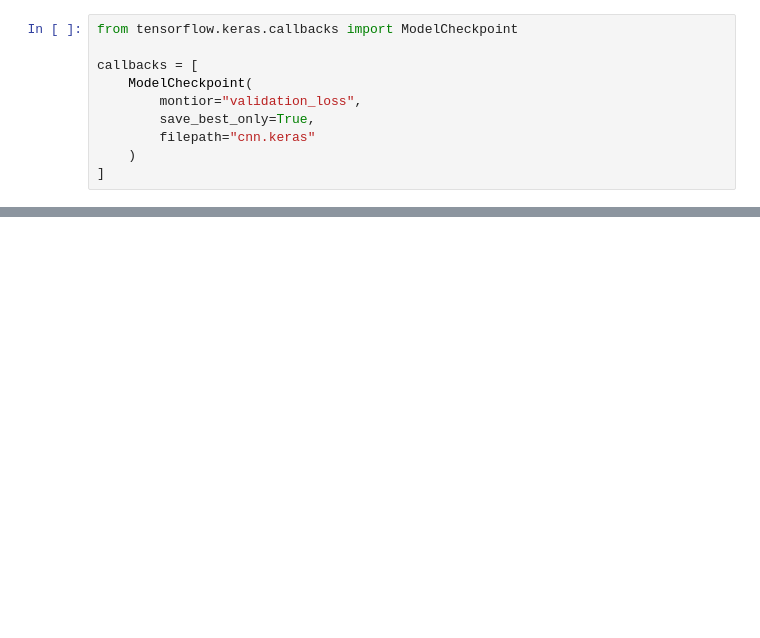
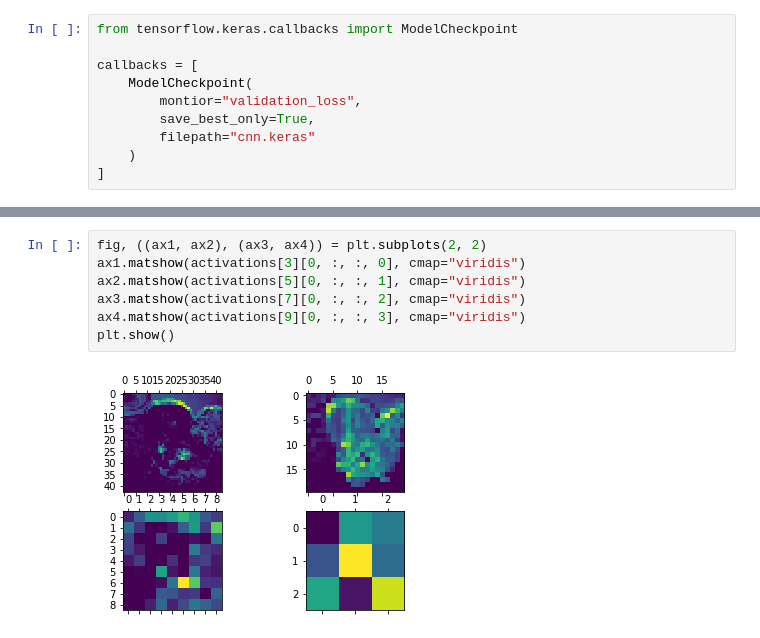
Before and after one commit to CKeibel/tensorflow, a Jupyter notebook: 05-advanced-computer-vision/Interpreting_what_convnets_learn.ipynb, the cells around one changed output, grey strips where cells are left out. Drawn from its saved outputs; the diff is of its cells as text; blank space fills up the shorter version.

```diff
--- a/05-advanced-computer-vision/Interpreting_what_convnets_learn.ipynb
+++ b/05-advanced-computer-vision/Interpreting_what_convnets_learn.ipynb
@@ -177,0 +257,9 @@ model.evaluate(test_data)
+# %%
+fig, ((ax1, ax2), (ax3, ax4)) = plt.subplots(2, 2)
+ax1.matshow(activations[3][0, :, :, 0], cmap="viridis")
+ax2.matshow(activations[5][0, :, :, 1], cmap="viridis")
+ax3.matshow(activations[7][0, :, :, 2], cmap="viridis")
+ax4.matshow(activations[9][0, :, :, 3], cmap="viridis")
+plt.show()
+# %% [output]
+[figure, added]
```
Also changed, not shown: parts of 16 cells of this notebook.
